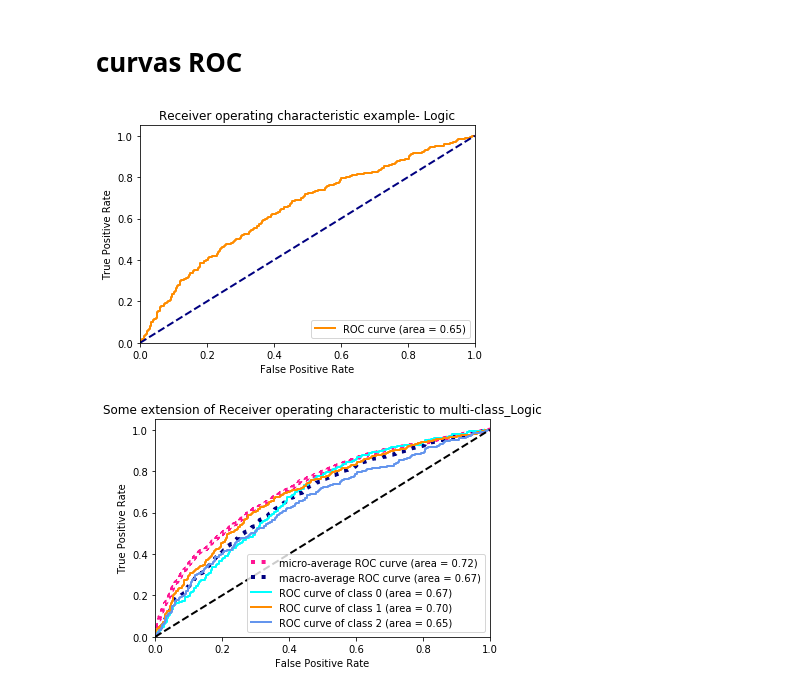
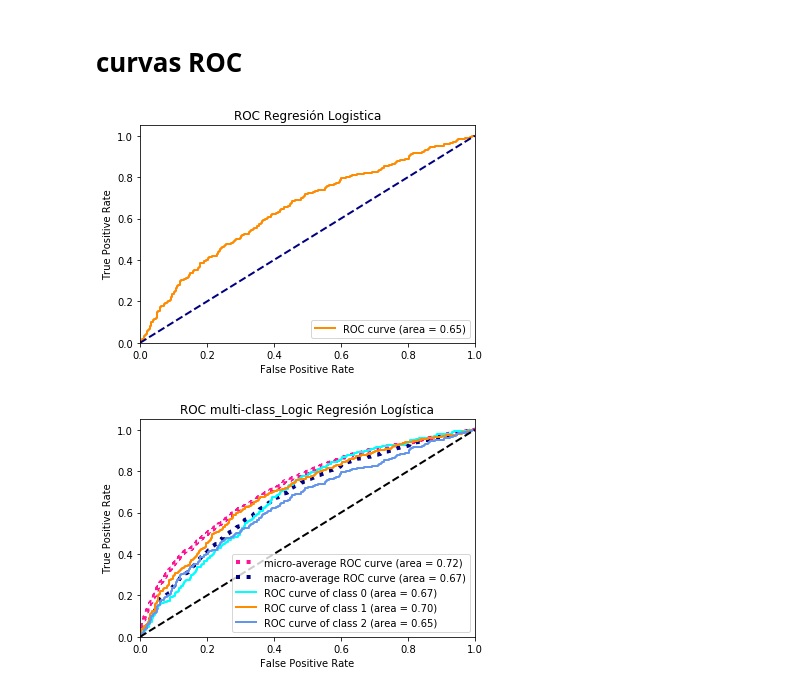
Before and after one commit to mcuscagua/Aprendizaje_Automatico, a Jupyter notebook: Trabajo_1/Liz/Linear Regression2.ipynb, the cells around one changed output. Drawn from its saved outputs; the diff is of its cells as text; code cells hidden in the pictures.

```diff
--- a/Trabajo_1/Liz/Linear Regression2.ipynb
+++ b/Trabajo_1/Liz/Linear Regression2.ipynb
@@ -44,5 +44,6 @@ X.shape[0]
 # %%
 Epsilon = 0.2
 delta = 0.1
-h_aprox = len(df1.columns)
+h_aprox = 2**len(df1.columns)
 dimVC =h_aprox   # Poner aqui la dimVC
+h_aprox
@@ -51,8 +54,10 @@ dimVC =h_aprox   # Poner aqui la dimVC
 # %% [markdown]
 ## 3. Garantia probable de aprendizaje
 # %%
+import math
+from math import exp, expm1, log
 def n_est(Epsilon,delta,h_aprox):
-    return int(np.ceil((1/Epsilon)*(np.log(h_aprox) + np.log(1/delta))))
+    return int(np.ceil((1/Epsilon)*(math.log(h_aprox,2)) + np.log(1/delta)))
 
 n=n_est(Epsilon,delta,h_aprox)
 step=10
@@ -286,11 +307,11 @@ plt.xlim([0.0, 1.0])
 plt.ylim([0.0, 1.05])
 plt.xlabel('False Positive Rate')
 plt.ylabel('True Positive Rate')
-plt.title('Receiver operating characteristic example- Logic')
+plt.title('ROC Regresión Logistica')
 plt.legend(loc="lower right")
 plt.show()
 # %% [output]
-[figure, old version]
+[figure, new version]
 # %%
 from scipy import interp
 # Compute macro-average ROC curve and ROC area
@@ -309,32 +330,32 @@ mean_tpr /= n_classes
 fpr["macro"] = all_fpr
 tpr["macro"] = mean_tpr
 roc_auc["macro"] = auc(fpr["macro"], tpr["macro"])
 
 # Plot all ROC curves
 plt.figure()
 plt.plot(fpr['micro'], tpr['micro'],
          label='micro-average ROC curve (area = {0:0.2f})'
                ''.format(roc_auc['micro']),
          color='deeppink', linestyle=':', linewidth=4)
 
 plt.plot(fpr['macro'], tpr['macro'],
          label='macro-average ROC curve (area = {0:0.2f})'
                ''.format(roc_auc['macro']),
          color='navy', linestyle=':', linewidth=4)
 
 colors = cycle(['aqua', 'darkorange', 'cornflowerblue'])
 for i, color in zip(range(n_classes), colors):
     plt.plot(fpr[i], tpr[i], color=color, lw=lw,
              label='ROC curve of class {0} (area = {1:0.2f})'
              ''.format(i, roc_auc[i]))
 
 plt.plot([0, 1], [0, 1], 'k--', lw=lw)
 plt.xlim([0.0, 1.0])
 plt.ylim([0.0, 1.05])
 plt.xlabel('False Positive Rate')
 plt.ylabel('True Positive Rate')
-plt.title('Some extension of Receiver operating characteristic to multi-class_Logic')
+plt.title('ROC multi-class_Logic Regresión Logística')
 plt.legend(loc="lower right")
 plt.show()
 # %% [output]
-[figure, old version]
+[figure, new version]
```
Also changed, not shown: parts of 7 cells of this notebook, 4 other files.
